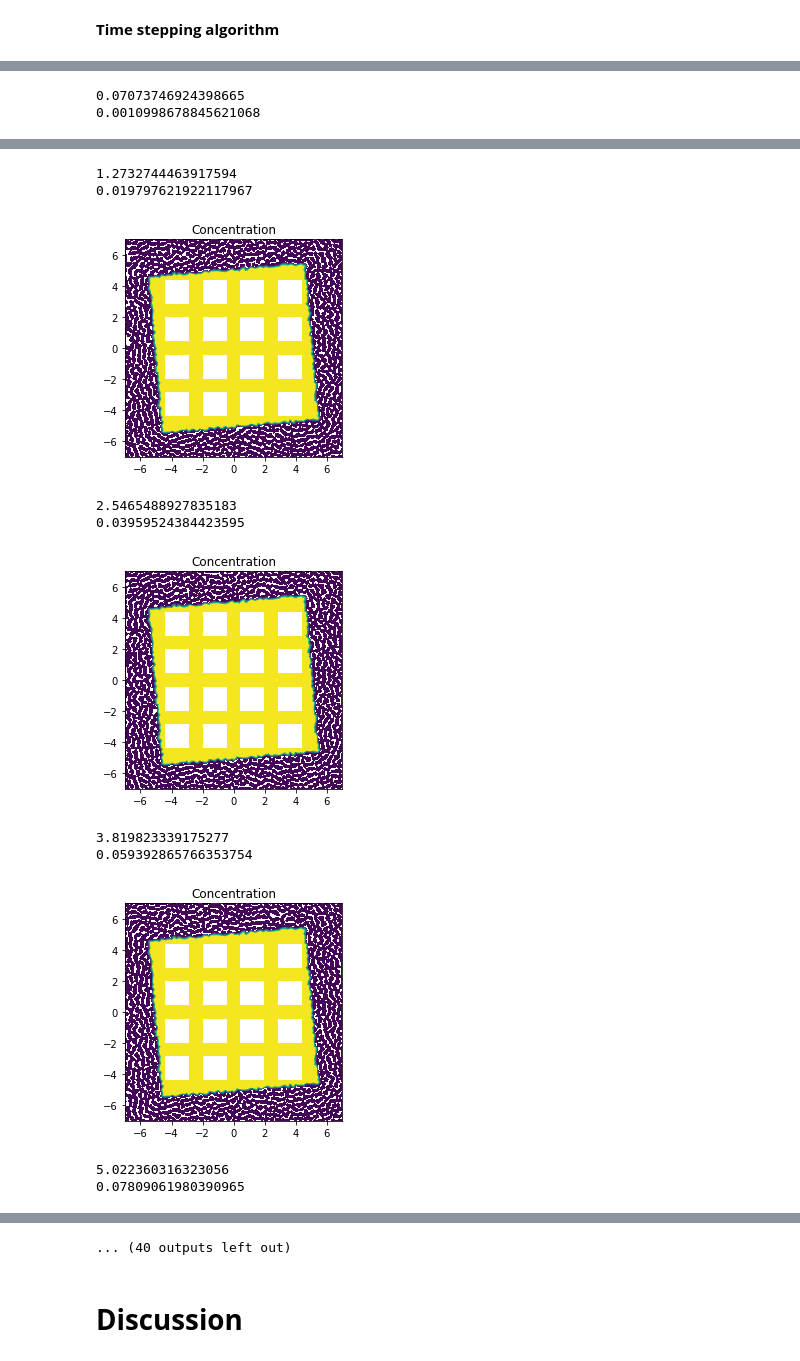
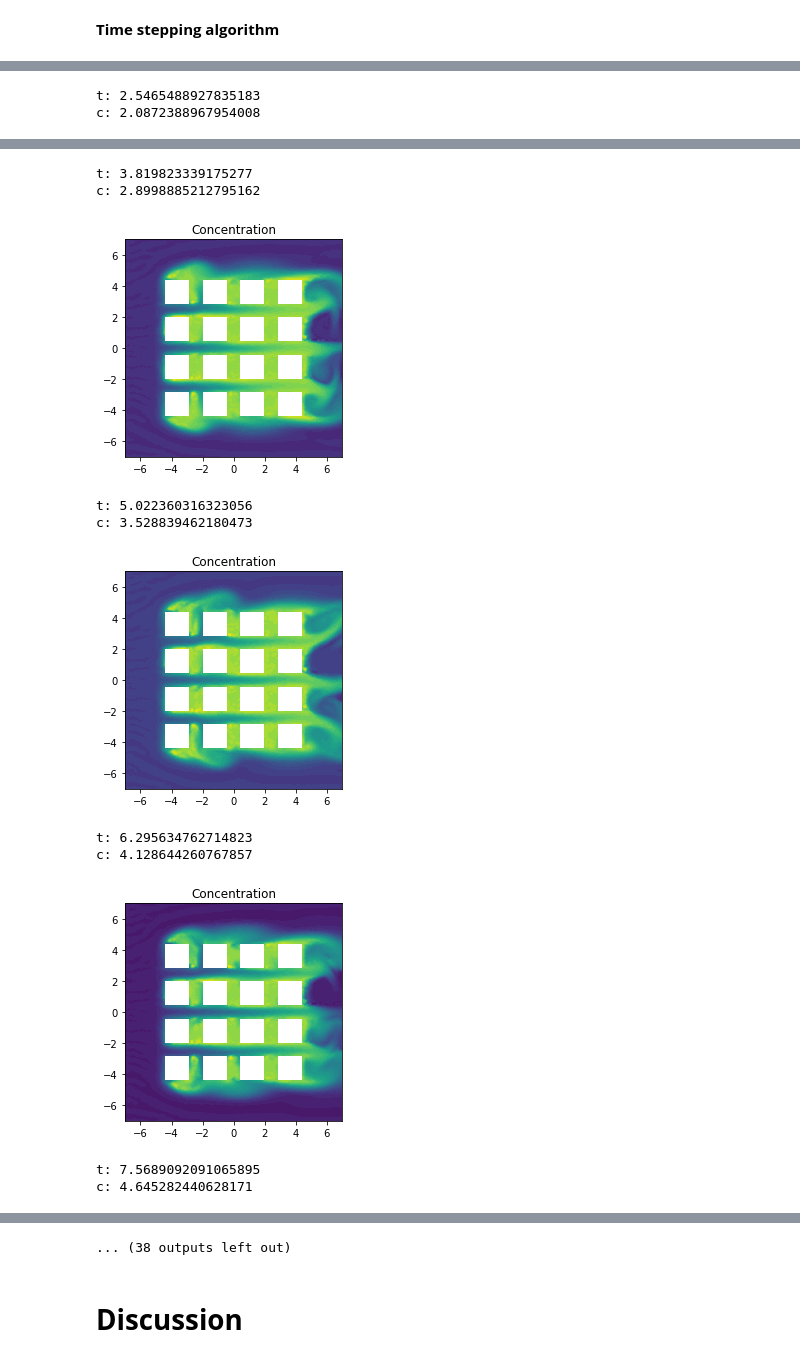
Before and after one commit to johanhoffman/DD2365-VT20, a Jupyter notebook: Project/projectV4_P2.ipynb, the cells around one changed output, grey strips where cells are left out. Cells and saved outputs as stored; diff of their text form; code cells hidden in the pictures.

Commit message:
plot concentration

```diff
--- a/Project/projectV4_P2.ipynb
+++ b/Project/projectV4_P2.ipynb
@@ -199,2 +180,8 @@ ib = Expression("near(x[0],XMIN) ? 1. : 0.", XMIN=XMIN, YMIN=YMIN, element = Q.u
+# %%
+# # inflow and outflow conditions
+XMIN = -7
+
+# Inflow boundary (ib)
+ib = Expression("near(x[0],XMIN) ? 1. : 0.", XMIN=XMIN, element = Q.ufl_element())
 # %% [markdown]
 # **Results**
@@ -217,7 +194,8 @@ element = FiniteElement("P", triangle, 1)
 Vc = FunctionSpace(mesh, element)
 
 vc = TestFunction(Vc) #test function
-cin = 1.0/n_cells
+# introduce concentration of 1 per second
+cin = (1.0/n_cells) * resolution
 # fc = Expression( "sqrt(x[0]*x[0]+x[1]*x[1])< 5.5 ? cin : 0", cin=cin , element = Vc.ufl_element()) #source
 fc = Expression( "(x[1]<5/cos(alpha) + tan(alpha)*x[0] && x[1]>-5/cos(alpha) + tan(alpha)*x[0] && x[0]<5/cos(alpha) - tan(alpha)*x[1] && x[0]>-5/cos(alpha) - tan(alpha)*x[1]) ? cin : 0", \
                 cin=cin, alpha=alpha ,element = Vc.ufl_element()) #source
@@ -232,7 +210,6 @@ h = CellDiameter(mesh)
 C = 1.0e3
 gamma = C/h
 
-
 #variational problem:
 Fc = inner((c-c_n)/dt,vc)*dx + inner(dot(u,grad(c)),vc)*dx \
 + gamma*ib*inner(c,vc)*dx + d*dot(u,grad(c))*dot(u,grad(vc))*dx - fc*vc*dx
@@ -240,34 +217,41 @@ Fc = inner((c-c_n)/dt,vc)*dx + inner(dot(u,grad(c)),vc)*dx \
 #time stepping
 file_c = File("results/c.pvd")
 file_u = File("results/u.pvd")
-# timeseries_u = TimeSeries('velocity_series')
+timeseries_u = TimeSeries('velocity_series')
 
 t=0
 T=30
 freq = 24
-pl = 0
-num_steps = int(5/dt)
+plot_time = T/freq
+
+c_plot= []
+time =[]
+
 while t < T + DOLFIN_EPS:
     # print(n+"\n")
     # Update current time
     t += dt
-    # timeseries_u.retrieve(u.vector(), t%3)
+    # get velocity field
+    timeseries_u.retrieve(u.vector(), t%3)
     # Solve variational problem for time step
     solve(Fc == 0, c)
+    # Save solution to file (VTK)
+    file_c << (c, t)
+    file_u << (u, t)
+    c_val = assemble(c*dx(1))
+    c_plot = np.append(c_plot,c_val)
+    time = np.append(time,t)
     # Update previous solution
     c_n.assign(c)
 
-    if t > pl:
-      pl += T/freq
+    if t > plot_time:
+      print('t:',t)
+      print('c:', c_val)
+      plot_time += T/freq
       c1 = project(c, Vc)
       plt.figure()
       plot(c1, title="Concentration")
       plt.show()
-      # Save solution to file (VTK)
-      # file_c << (c, t)
-      # file_u << (u, t)
-      print(t)
-      print(assemble(c*dx(1)))
 
 # Plot solution
 c1 = project(c, Vc)
@@ -275,6 +259,11 @@ plt.figure()
 plot(c1, title="Concentration")
 plt.show()
 
+plt.figure()
+plt.plot(time, c_plot)
+plt.title("Total concentration inside city")
+plt.show()
+
 # !tar -czvf results.tar.gz results
 # files.download('results.tar.gz')
 # %% [output]
@@ -283,2 +274,2 @@ plt.show()
-0.07073746924398665
-0.0010998678845621068
+t: 2.5465488927835183
+c: 2.0872388967954008
@@ -286,11 +277,11 @@ plt.show()
-1.2732744463917594
-0.019797621922117967
+t: 3.819823339175277
+c: 2.8998885212795162
-[figure, old version]
+[figure, new version]
-2.5465488927835183
-0.03959524384423595
+t: 5.022360316323056
+c: 3.528839462180473
-[figure, old version]
+[figure, new version]
-3.819823339175277
-0.059392865766353754
+t: 6.295634762714823
+c: 4.128644260767857
-[figure, old version]
+[figure, new version]
-5.022360316323056
-0.07809061980390965
+t: 7.5689092091065895
+c: 4.645282440628171
@@ -298,4 +289,4 @@ plt.show()
-... (40 outputs left out)
+... (38 outputs left out)
 # %%
 # # Save solution
 # u_sol = project(u_mean,V)
```
Also changed, not shown: parts of 8 cells of this notebook.
